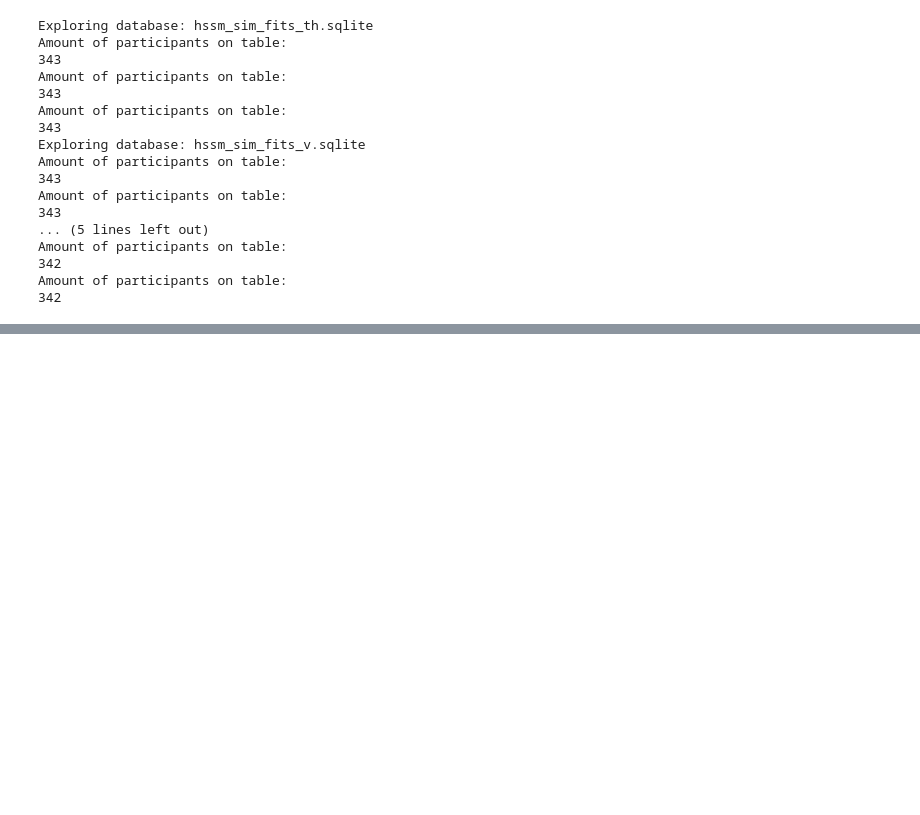
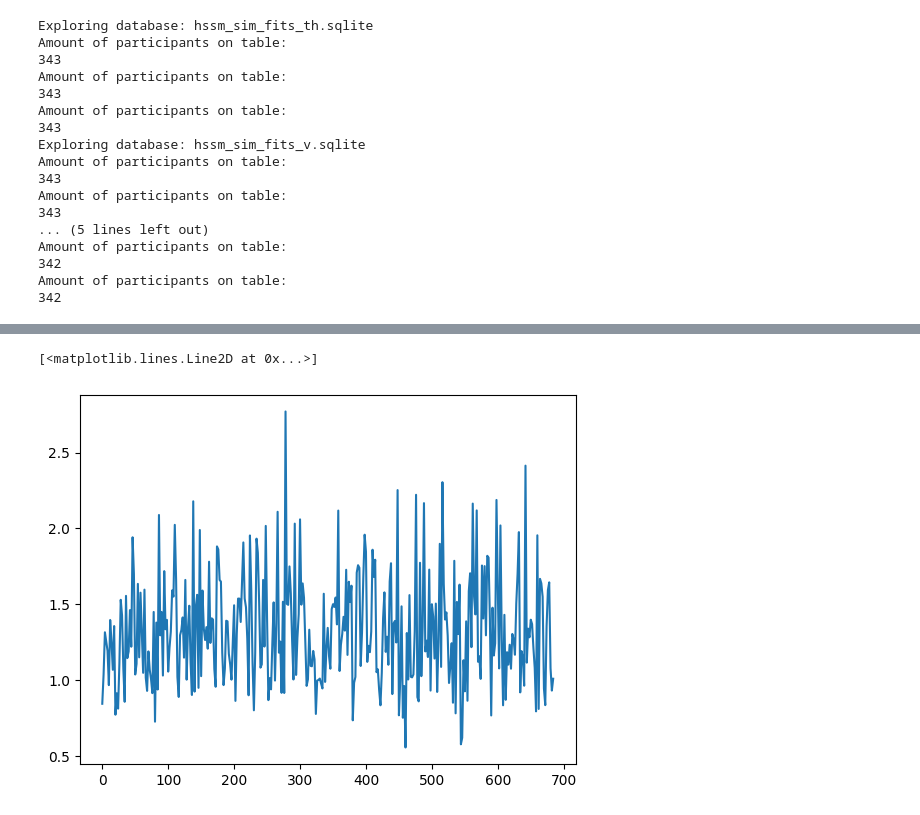
Before and after one commit to jjjj17/HSSM-fitting, a Jupyter notebook: data_exploration.ipynb, the cells around one changed output, grey strips where cells are left out. Saved outputs shown, nothing was run; the diff lists cells and outputs as text; code cells hidden in the pictures; blank space fills up the shorter version.

```diff
--- a/data_exploration.ipynb
+++ b/data_exploration.ipynb
@@ -79,0 +144,12 @@ Amount of participants on table:
+# %%
+with sqlite3.connect(db_path) as conn:
+    # Get all tables that exist
+    df_th = pd.read_sql(
+        "SELECT * FROM ddm_mod_th WHERE param = 'a_Intercept' OR param = 'a_X'",
+        conn
+    )
+# %%
+plt.plot(df_th[df_th.param == 'a_Intercept']['mean'])
+# %% [output]
+[<matplotlib.lines.Line2D at 0x...>]
+[figure, added]
```
Also changed, not shown: parts of 21 cells of this notebook, 5 other files.
